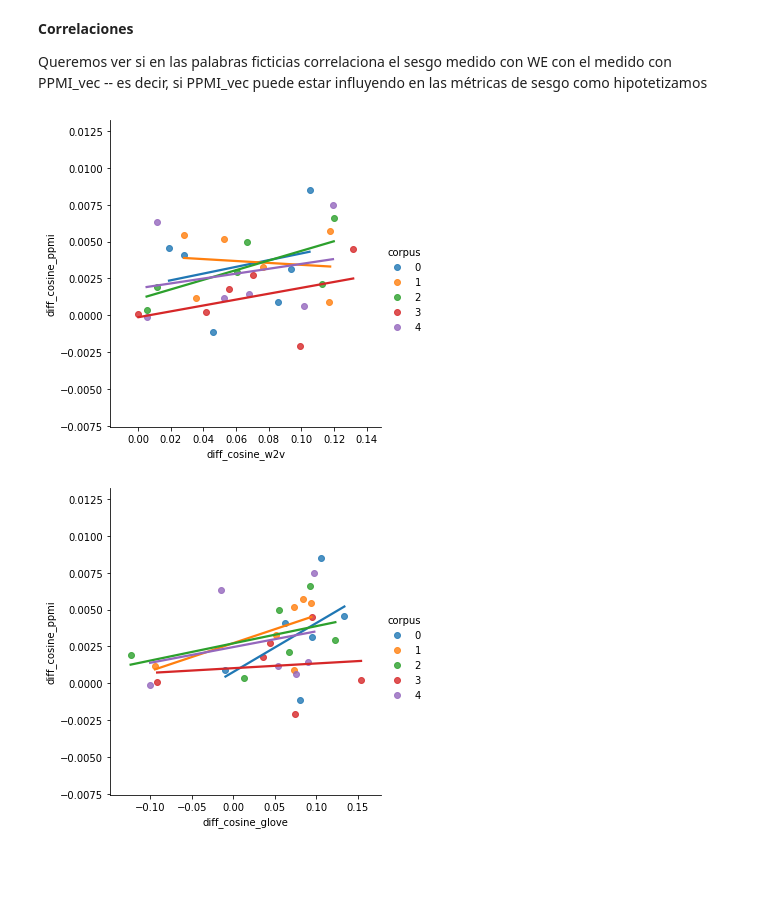
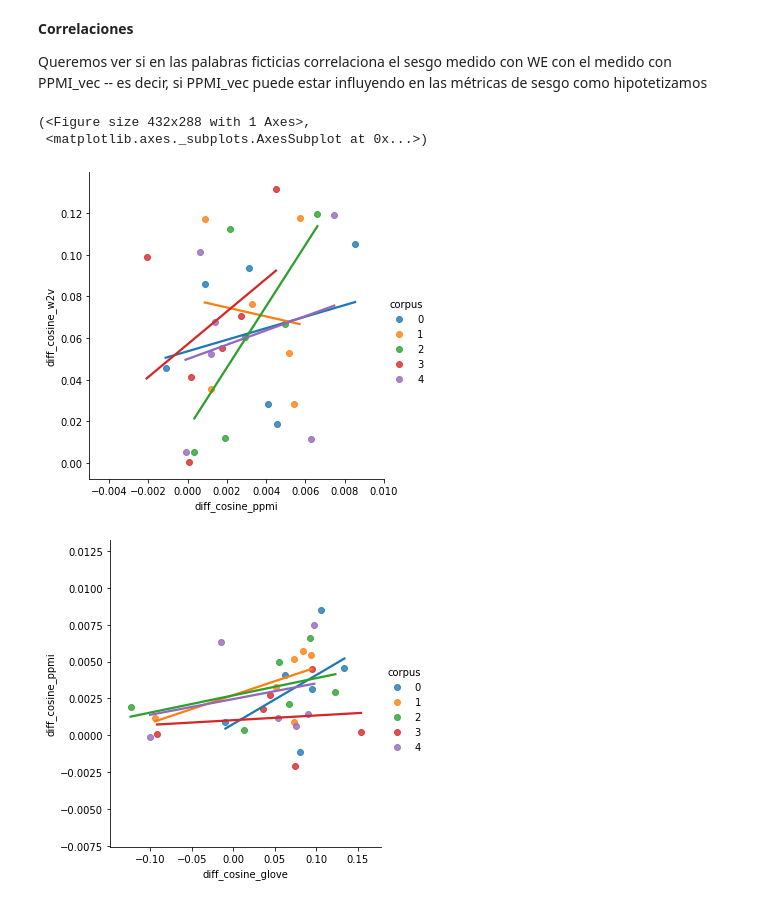
Before and after one commit to ftvalentini/tesis-BiasNLP, a Jupyter notebook: analisis_newwords.ipynb, the cells around one changed output. Drawn from its saved outputs; the diff is of its cells as text; code cells hidden in the pictures; blank space fills up the shorter version.

Commit message:
update notebook newwords

```diff
--- a/analisis_newwords.ipynb
+++ b/analisis_newwords.ipynb
@@ -205,3 +205,9 @@ fig_, ax_ = boxplots_and_scatter_plt(dfs_heshe, 'freq', 'diff_cosine_ppmi')
 El sesgo promedio de las palabras crece -- pero las palabras ficticias tienen un relativamente bajo en la distribución condicionada en la frecuencia
 
 Vemos los números para uno de los corpus y efectivamente las stopwords tienen sesgo positivo alto, pero _c6_ no.
+# %%
+for df in dfs_heshe:
+    df_ = df.query("freq > 1_000_000")
+    value_c6 = df_.query("word == 'c6'")['diff_cosine_ppmi'].iloc[0]
+    res = value_c6 > df_['diff_cosine_ppmi']
+    print(res.mean())
@@ -244,13 +256,18 @@ def corr_newwords(df_list, x_var, y_var):
     #for i in range(len(dfs_heshe)):
     #    df_ = df_nw.query("corpus == @i")
     #    plt.scatter(x=x_var, y=y_var, data=df_, s=12)
+    #fig, ax = plt.subplots()
     sns.lmplot(
         x=x_var, y=y_var, hue="corpus", data=df_nw, ci=None)
+    plt.xlim(-0.005, 0.01)
+    return fig, ax
     #plt.legend(loc='lower right', ncol=6)
 # %%
-corr_newwords(dfs_heshe, "diff_cosine_w2v", "diff_cosine_ppmi")
+corr_newwords(dfs_heshe, "diff_cosine_ppmi", "diff_cosine_w2v")
 # %% [output]
+(<Figure size 432x288 with 1 Axes>,
+ <matplotlib.axes._subplots.AxesSubplot at 0x...>)
-[figure, old version]
+[figure, new version]
 # %%
 corr_newwords(dfs_heshe, "diff_cosine_glove", "diff_cosine_ppmi")
 # %% [output]
```
Also changed, not shown: parts of 4 cells of this notebook.
